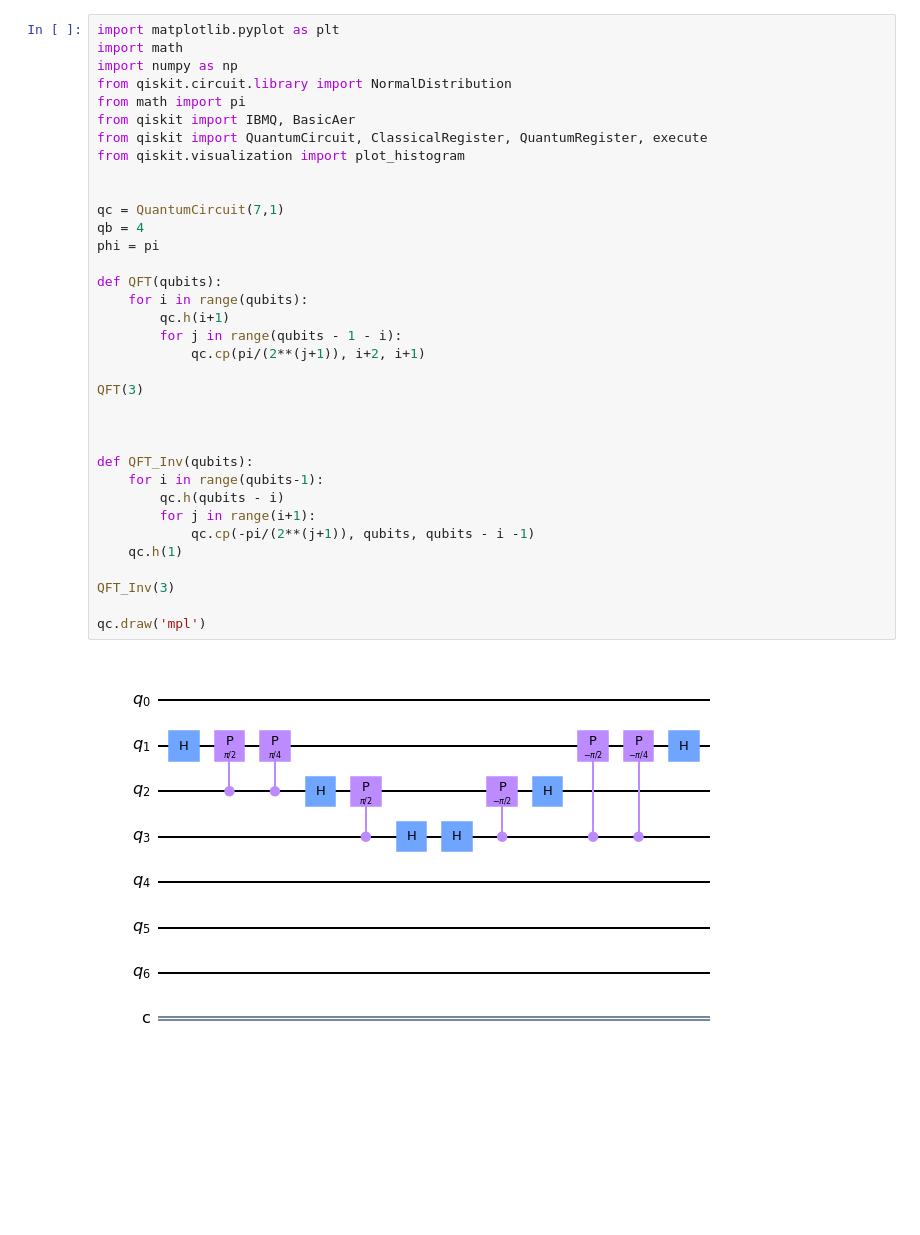
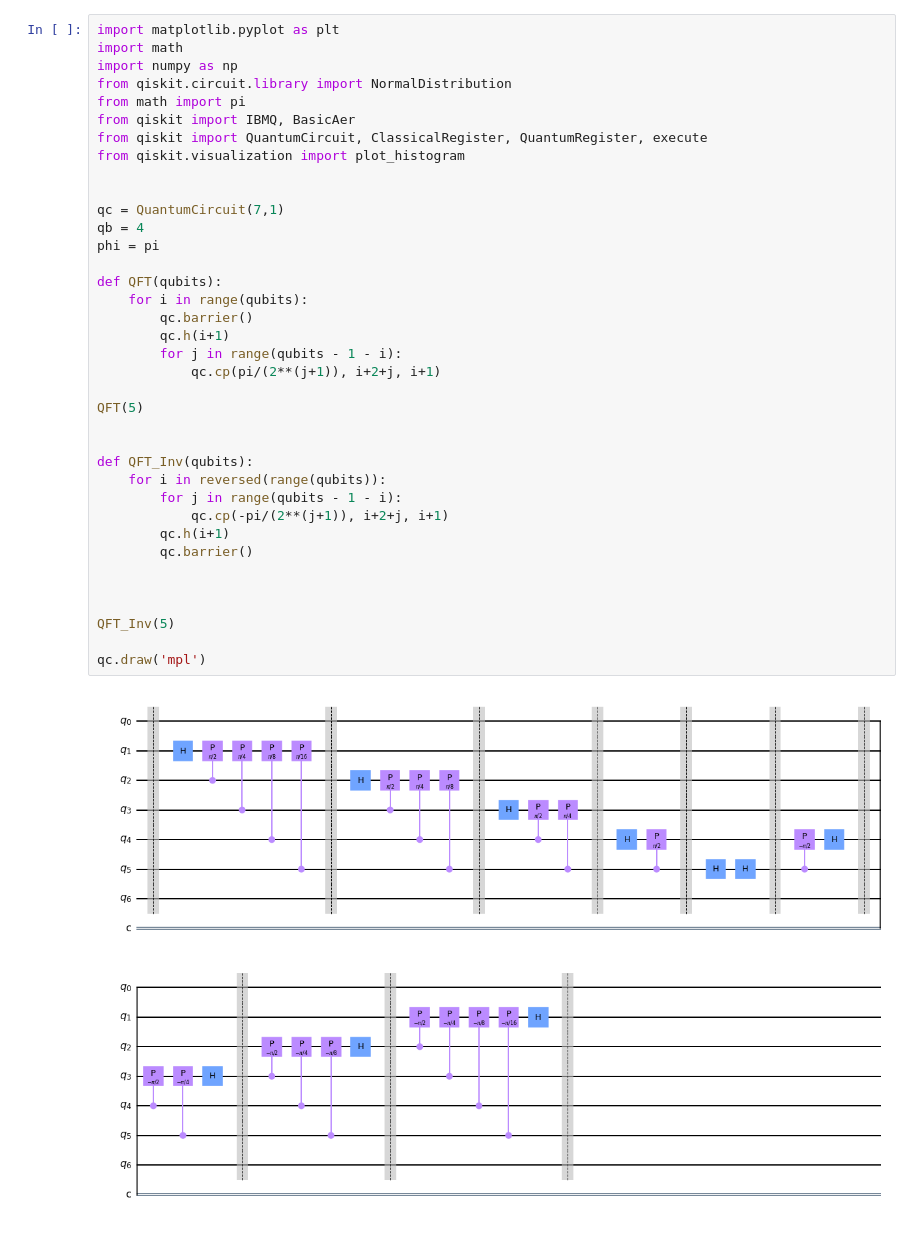
Before and after one commit to Abou-el-ela/Schrodinger-Equation, a Jupyter notebook: Functions_for_Gates/QFT_and_QFTInverse.ipynb, the cells around one changed output. Saved outputs shown, nothing was run; the diff lists cells and outputs as text; blank space fills up the shorter version.

```diff
--- a/Functions_for_Gates/QFT_and_QFTInverse.ipynb
+++ b/Functions_for_Gates/QFT_and_QFTInverse.ipynb
@@ -1,37 +1,39 @@
 # %%
 import matplotlib.pyplot as plt
 import math
 import numpy as np
 from qiskit.circuit.library import NormalDistribution
 from math import pi
 from qiskit import IBMQ, BasicAer
 from qiskit import QuantumCircuit, ClassicalRegister, QuantumRegister, execute
 from qiskit.visualization import plot_histogram
 
 
 qc = QuantumCircuit(7,1)
 qb = 4
 phi = pi
 
 def QFT(qubits):
     for i in range(qubits):
+        qc.barrier()
         qc.h(i+1)
         for j in range(qubits - 1 - i):
-            qc.cp(pi/(2**(j+1)), i+2, i+1)
+            qc.cp(pi/(2**(j+1)), i+2+j, i+1)
 
-QFT(3)
+QFT(5)
+
+
+def QFT_Inv(qubits):
+    for i in reversed(range(qubits)):
+        for j in range(qubits - 1 - i):
+            qc.cp(-pi/(2**(j+1)), i+2+j, i+1)
+        qc.h(i+1)
+        qc.barrier()
 
 
 
-def QFT_Inv(qubits):
-    for i in range(qubits-1):
-        qc.h(qubits - i)
-        for j in range(i+1):
-            qc.cp(-pi/(2**(j+1)), qubits, qubits - i -1)
-    qc.h(1)
-
-QFT_Inv(3)
+QFT_Inv(5)
 
 qc.draw('mpl')
 # %% [output]
-[figure, old version]
+[figure, new version]
```
Also changed, not shown: 2 other files.
